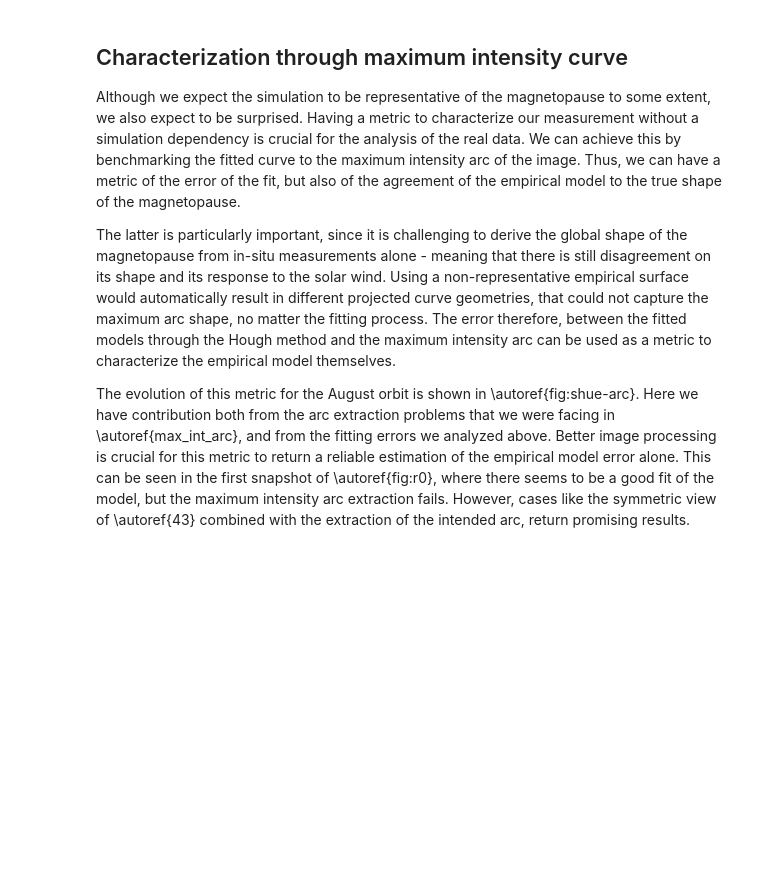
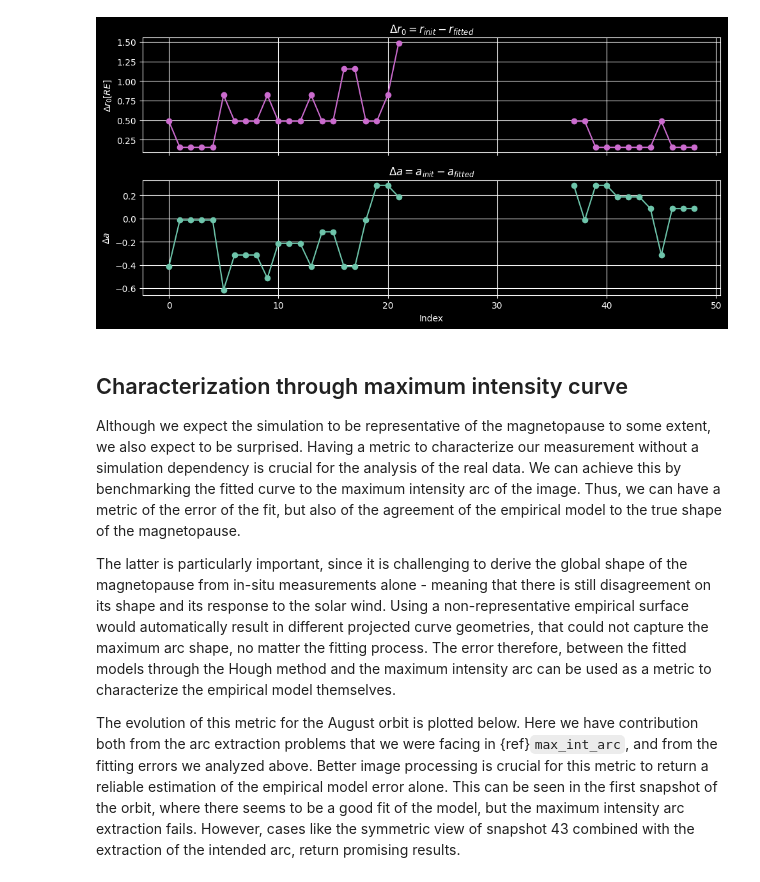
Before and after one commit to notanobis/SMILE-TFA, a Jupyter notebook: BenchmarkingTF.ipynb, the cells around one changed output. Cells and saved outputs as stored; diff of their text form; code cells hidden in the pictures; blank space fills up the shorter version.

Commit message:
Tangent Fitting

```diff
--- a/BenchmarkingTF.ipynb
+++ b/BenchmarkingTF.ipynb
@@ -19,0 +30,14 @@ Contrary to the subsolar distance, the flaring parameter is more challenging to
+# %%
+from TangentFitting import Images
+img = Images(folder_name = "01.08.2025-03.08.2025-Res0.5")
+
+r0_fit = np.linspace(6, 9, 10)
+a_fit = np.linspace(0.1, 1, 10)
+
+i = 0
+r0_max = np.zeros(len(img.images))
+a_max = np.zeros(len(img.images))
+
+for i in tqdm(range(len(img.images))):
+    img.choose_image(i)
+    hough_matrix, r0_max[i], a_max[i] = img.hough(r0_fit, a_fit)
@@ -20,3 +197,25 @@ Contrary to the subsolar distance, the flaring parameter is more challenging to
+# %%
+r0_error = -(r0_max - r0_init)
+a_error = -(a_max - a_init)
+
+
+fig, axs = plt.subplots(2, 1 , figsize=(10, 5), sharex=True)
+
+axs[0].plot(r0_error, 'o-', label='Error [RE]', color = palette(1))
+axs[0].set_ylabel('$\Delta r_0 [RE]$')
+axs[0].set_title('$\Delta r_0 = r_{init}-r_{fitted}$')
+axs[0].grid(True)
+
+axs[1].plot(a_error, 'o-', color=palette(7), label='Error [-]')
+axs[1].set_xlabel('Index')
+axs[1].set_ylabel('$\Delta a$')
+axs[1].set_title('$\Delta a = a_{init}-a_{fitted}$')
+axs[1].grid(True)
+
+plt.tight_layout()
+plt.show()
+# %% [output]
+[figure, added]
 # %% [markdown]
 ## Characterization through maximum intensity curve
 
@@ -26,4 +225,4 @@ Although we expect the simulation to be representative of the magnetopause to so
 The latter is particularly important, since it is challenging to derive the global shape of the magnetopause from in-situ measurements alone - meaning that there is still disagreement on its shape and its response to the solar wind. Using a non-representative empirical surface would automatically result in different projected curve geometries, that could not capture the maximum arc shape, no matter the fitting process. The error therefore, between the fitted models through the Hough method and the maximum intensity arc can be used as a metric to characterize the empirical model themselves.
 
 
-The evolution of this metric for the August orbit is shown in \autoref{fig:shue-arc}. Here we have contribution both from the arc extraction problems that we were facing in \autoref{max_int_arc}, and from the fitting errors we analyzed above. Better image processing is crucial for this metric to return a reliable estimation of the empirical model error alone. This can be seen in the first snapshot of \autoref{fig:r0}, where there seems to be a good fit of the model, but the maximum intensity arc extraction fails. However, cases like the symmetric view of \autoref{43} combined with the extraction of the intended arc, return promising results.
+The evolution of this metric for the August orbit is plotted below. Here we have contribution both from the arc extraction problems that we were facing in {ref}`max_int_arc`, and from the fitting errors we analyzed above. Better image processing is crucial for this metric to return a reliable estimation of the empirical model error alone. This can be seen in the first snapshot of the orbit, where there seems to be a good fit of the model, but the maximum intensity arc extraction fails. However, cases like the symmetric view of snapshot 43 combined with the extraction of the intended arc, return promising results.
```
Also changed, not shown: parts of 10 cells of this notebook, 3 other files.
